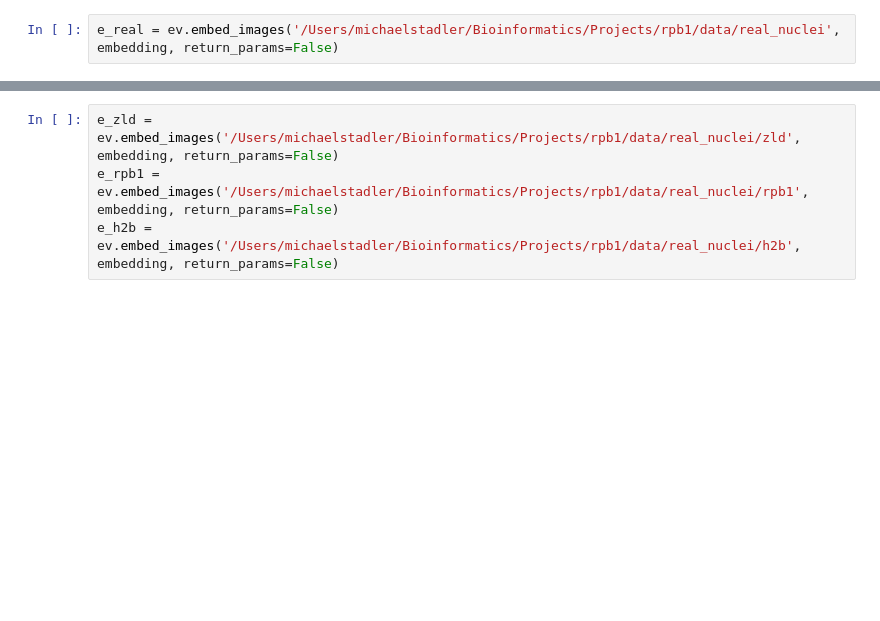
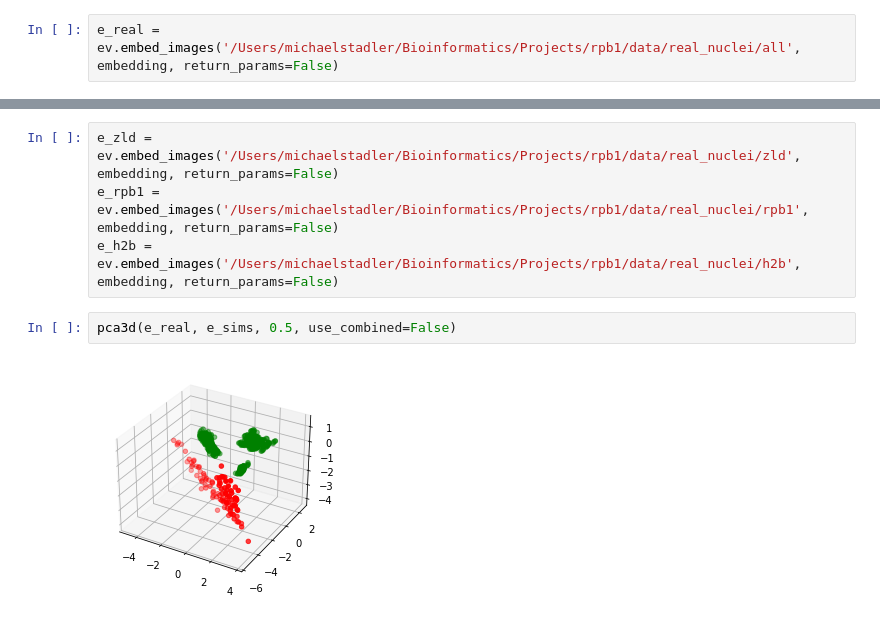
Before and after one commit to michaelrstadler/rpb1, a Jupyter notebook: bin/notebooks/20220309-realdata-siamese.ipynb, the cells around one changed output, grey strips where cells are left out. Saved outputs shown, nothing was run; the diff lists cells and outputs as text; blank space fills up the shorter version.

```diff
--- a/bin/notebooks/20220309-realdata-siamese.ipynb
+++ b/bin/notebooks/20220309-realdata-siamese.ipynb
@@ -283,10 +292,14 @@ embedding.load_weights(weights_file)
 # %% [output]
 <tensorflow.python.training.tracking.util.CheckpointLoadStatus at 0x...>
 # %%
-e_real = ev.embed_images('/Users/michaelstadler/Bioinformatics/Projects/rpb1/data/real_nuclei', embedding, return_params=False)
+e_real = ev.embed_images('/Users/michaelstadler/Bioinformatics/Projects/rpb1/data/real_nuclei/all', embedding, return_params=False)
 # %%
 e_sims, _ = ev.embed_images('/Users/michaelstadler/Bioinformatics/Projects/rpb1/results/fakesims_mixwithreal_aGdSCuwy/left', embedding)
 # %%
 e_zld = ev.embed_images('/Users/michaelstadler/Bioinformatics/Projects/rpb1/data/real_nuclei/zld', embedding, return_params=False)
 e_rpb1 = ev.embed_images('/Users/michaelstadler/Bioinformatics/Projects/rpb1/data/real_nuclei/rpb1', embedding, return_params=False)
 e_h2b = ev.embed_images('/Users/michaelstadler/Bioinformatics/Projects/rpb1/data/real_nuclei/h2b', embedding, return_params=False)
+# %%
+pca3d(e_real, e_sims, 0.5, use_combined=False)
+# %% [output]
+[figure, added]
```
Also changed, not shown: parts of 27 cells of this notebook, 4 other files.
